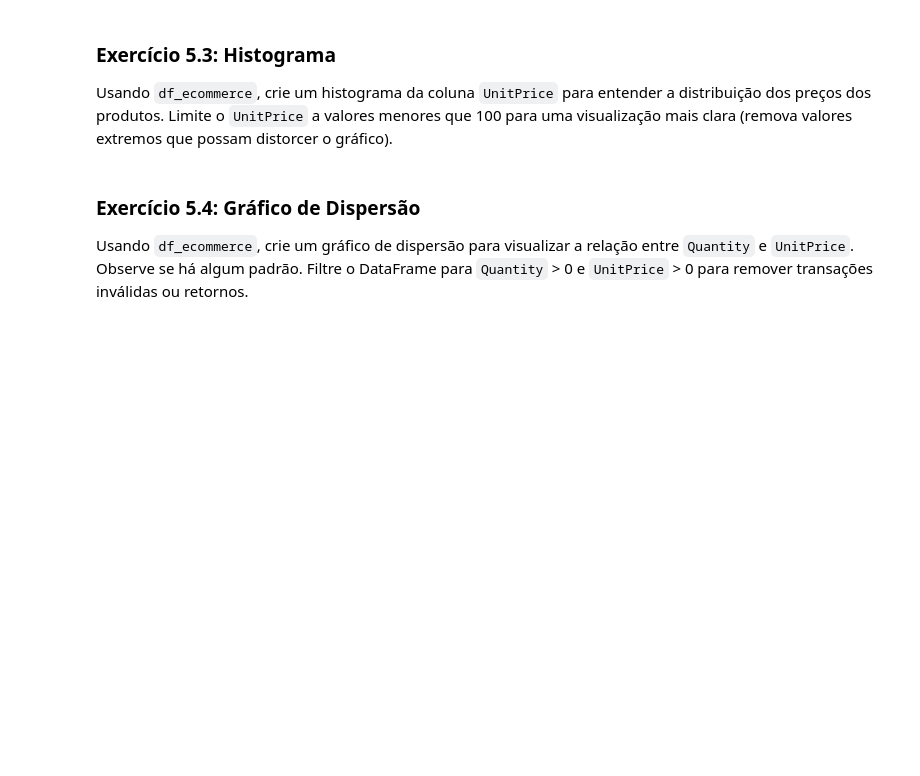
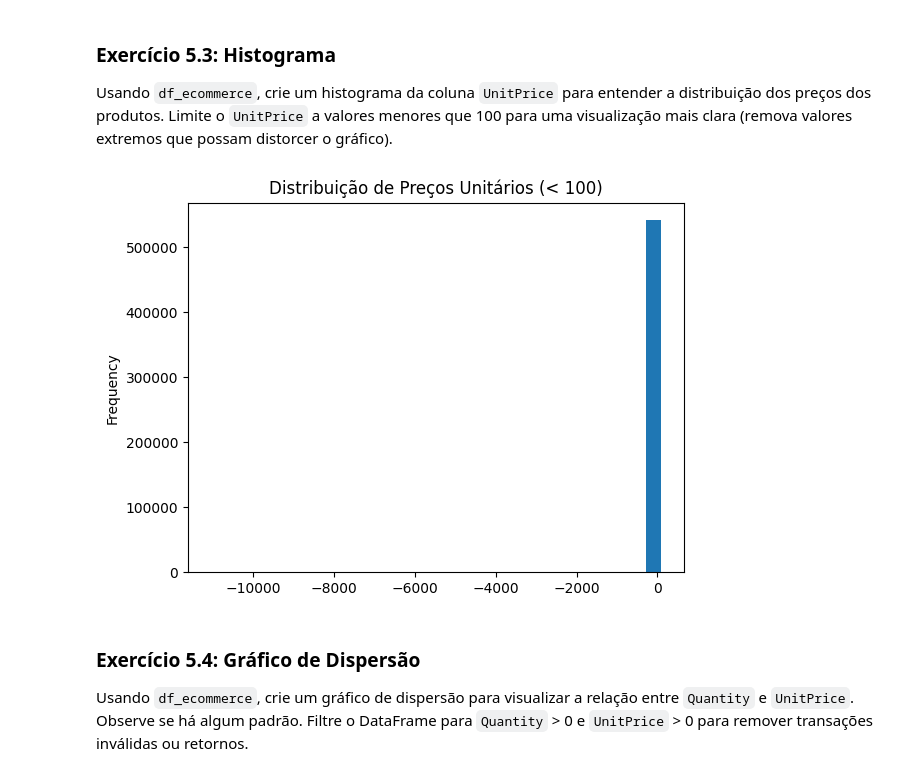
Before and after one commit to viktoruebelhart/pos_facens, a Jupyter notebook: Aula_2_Pandas.ipynb, the cells around one changed output. Cells and saved outputs as stored; diff of their text form; code cells hidden in the pictures; blank space fills up the shorter version.

```diff
--- a/Aula_2_Pandas.ipynb
+++ b/Aula_2_Pandas.ipynb
@@ -637,3 +775,9 @@ Usando `df_ecommerce`, crie um histograma da coluna `UnitPrice` para entender a
+# %%
+# Escreva aqui
+df_ecommerce[df_ecommerce['UnitPrice'] < 100]['UnitPrice'].plot(kind='hist', bins=30, title='Distribuição de Preços Unitários (< 100)')
+plt.show()
+# %% [output]
+[figure, added]
 # %% [markdown]
 ### Exercício 5.4: Gráfico de Dispersão
 
```
Also changed, not shown: parts of 25 cells of this notebook.
